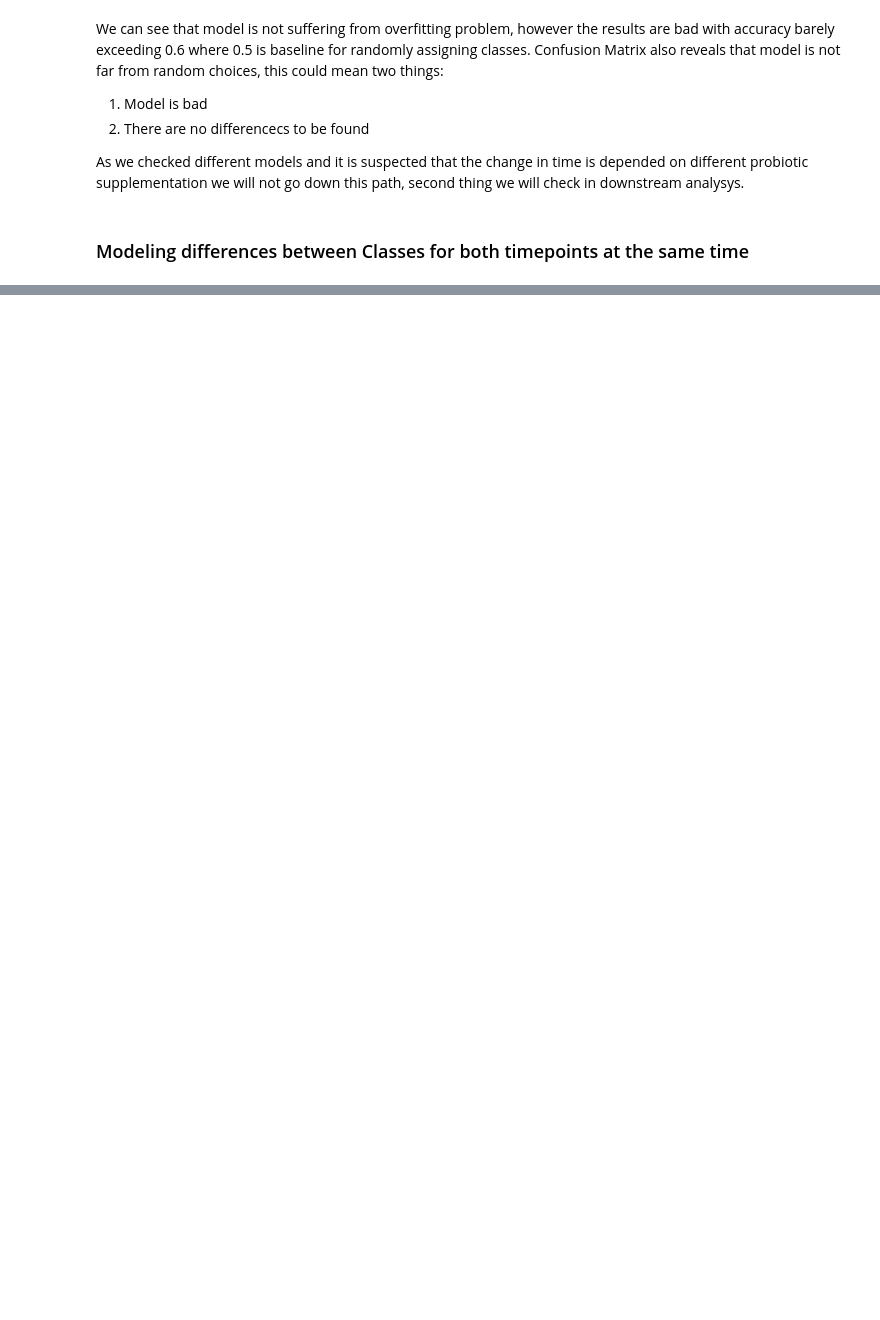
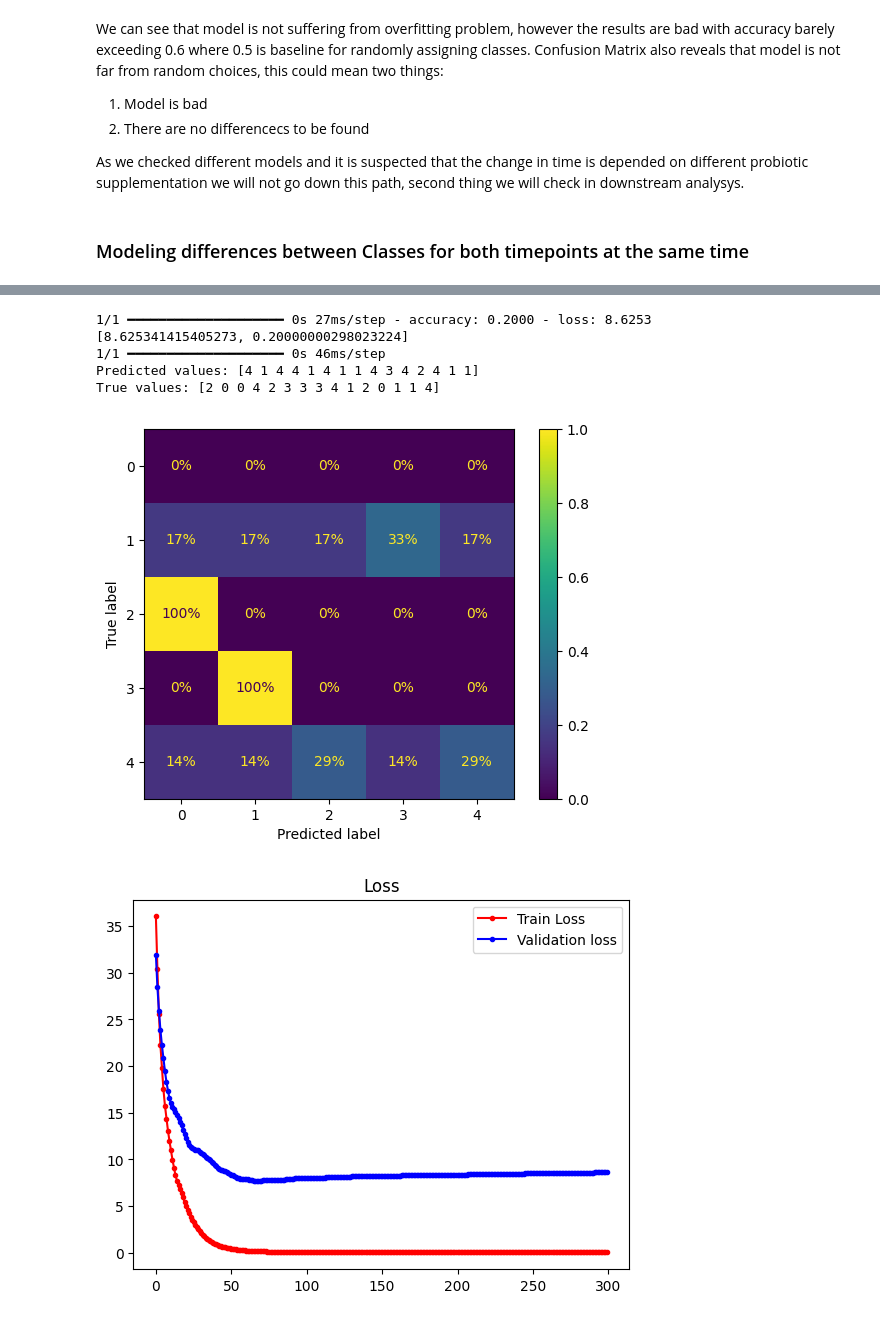
Before and after one commit to paq88/Fish_neural_network_classifier, a Jupyter notebook: sed_based/Sediment_1.ipynb, the cells around one changed output, grey strips where cells are left out. Drawn from its saved outputs; the diff is of its cells as text; code cells hidden in the pictures; blank space fills up the shorter version.

```diff
--- a/sed_based/Sediment_1.ipynb
+++ b/sed_based/Sediment_1.ipynb
@@ -198,0 +205,6 @@ df['pond'] = df['pond'].apply(lambda x: pond_decoder(x,codes))
+# %%
+X = df[predictors].values
+y=df["class_pond"].values
+yt = keras.utils.to_categorical(y, 5)
+X_train, X_test, y_train, y_test = train_test_split(X,yt,test_size=0.3,random_state=111,stratify = yt,shuffle = True)
+print(X_train.shape,X_test.shape,y_train.shape,y_test.shape)
@@ -198,0 +213,16 @@ df['pond'] = df['pond'].apply(lambda x: pond_decoder(x,codes))
+# %%
+model2 = keras.Sequential()
+
+
+
+model2.add(keras.layers.Dense(256,input_shape=(X_train.shape[1],),activation='relu'))
+
+
+#model2.add(keras.layers.Dropout(rate=0.25))
+model2.add(keras.layers.Dense(64, activation ='relu'))
+#model2.add(keras.layers.Dropout(rate=0.25))
+model2.add(keras.layers.Dense(16, activation ='relu'))
+
+model2.add(keras.layers.Dense(5, activation ='softmax'))
+
+model2.summary()
@@ -198,0 +245,10 @@ df['pond'] = df['pond'].apply(lambda x: pond_decoder(x,codes))
+# %%
+loss = "categorical_crossentropy"
+#metrics = "sparse_categorical_crossentropy"
+metrics = ["accuracy"]
+
+optimizer = keras.optimizers.Adam(learning_rate = 0.0001)
+
+model2.compile(optimizer = optimizer, loss = loss, metrics=metrics)
+# %%
+history2=model2.fit(X_train, y_train, epochs = 300, verbose = 1, shuffle = True, validation_data=(X_test, y_test))
@@ -198,0 +273,10 @@ df['pond'] = df['pond'].apply(lambda x: pond_decoder(x,codes))
+# %%
+evaluate_model(model2, history2, X_test, y_test)
+# %% [output]
+1/1 ━━━━━━━━━━━━━━━━━━━━ 0s 27ms/step - accuracy: 0.2000 - loss: 8.6253
+[8.625341415405273, 0.20000000298023224]
+1/1 ━━━━━━━━━━━━━━━━━━━━ 0s 46ms/step
+Predicted values: [4 1 4 4 1 4 1 1 4 3 4 2 4 1 1]
+True values: [2 0 0 4 2 3 3 3 4 1 2 0 1 1 4]
+[figure, added]
+[figure, added]
```
Also changed, not shown: parts of 29 cells of this notebook, 1 other file.
